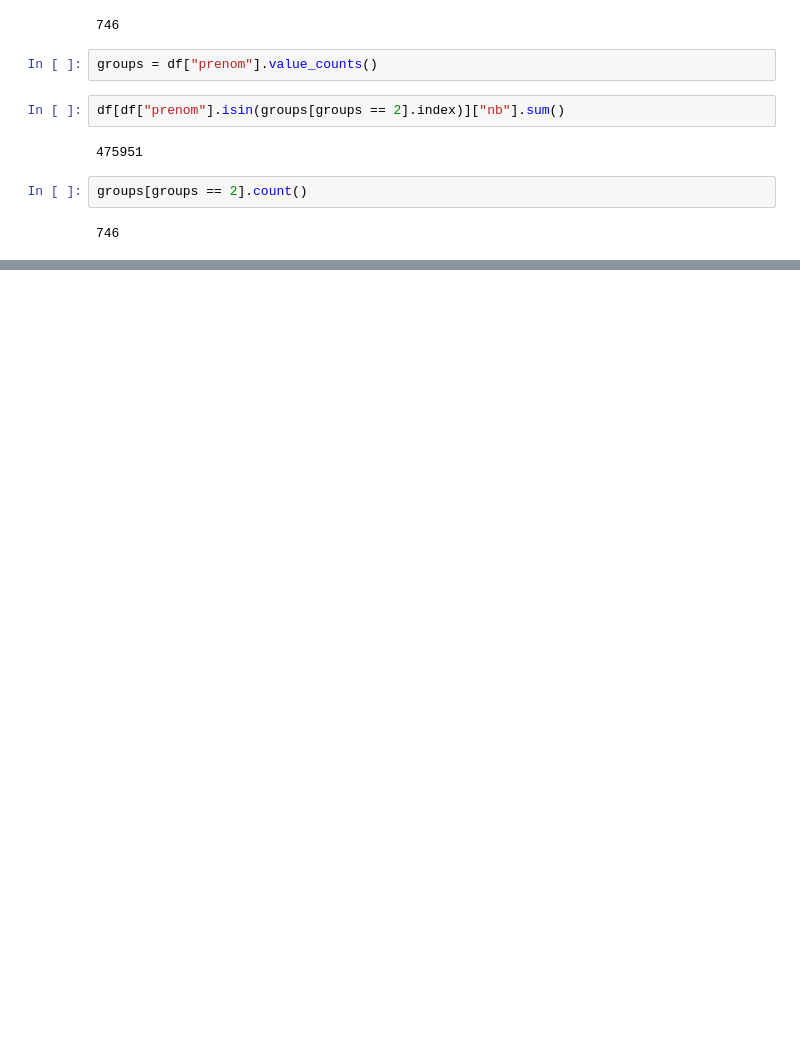
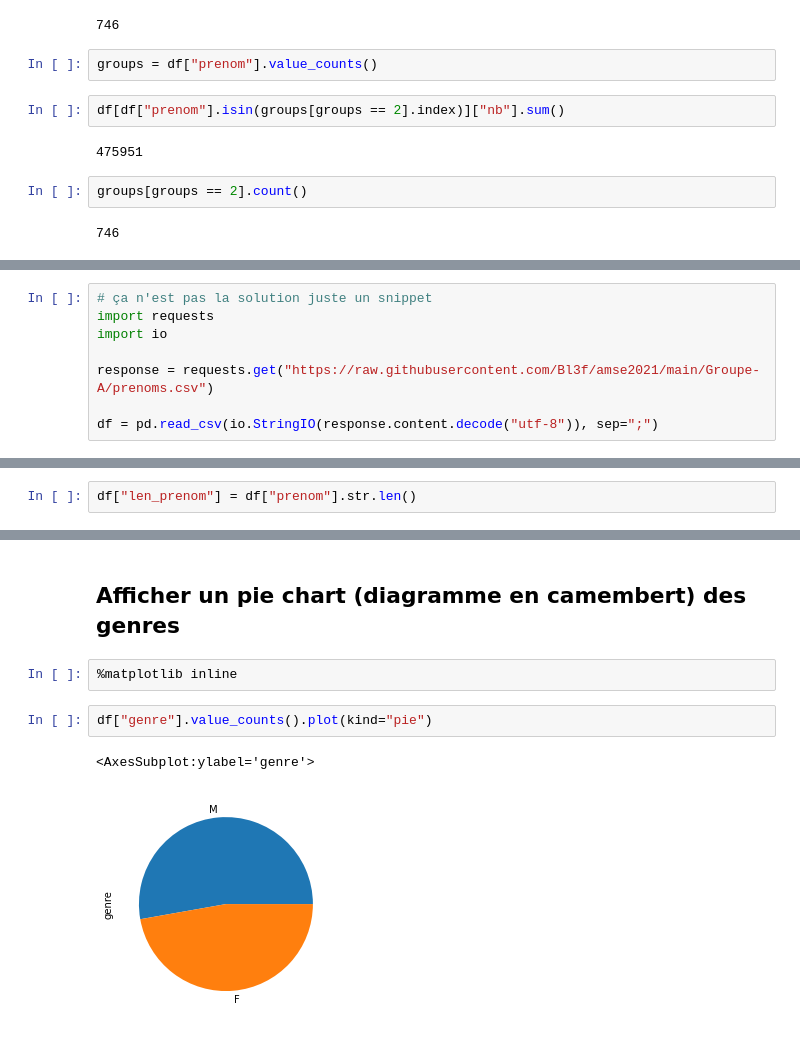
Before and after one commit to Bl3f/amse2021, a Jupyter notebook: Groupe-A/Day 3 - Pandas - 2021-03-19.ipynb, the cells around one changed output, grey strips where cells are left out. Saved outputs shown, nothing was run; the diff lists cells and outputs as text; blank space fills up the shorter version.

```diff
--- a/Groupe-A/Day 3 - Pandas - 2021-03-19.ipynb
+++ b/Groupe-A/Day 3 - Pandas - 2021-03-19.ipynb
@@ -667,0 +713,8 @@ groups[groups == 2].count()
+# %%
+# ça n'est pas la solution juste un snippet
+import requests
+import io
+
+response = requests.get("https://raw.githubusercontent.com/Bl3f/amse2021/main/Groupe-A/prenoms.csv")
+
+df = pd.read_csv(io.StringIO(response.content.decode("utf-8")), sep=";")
@@ -667,0 +723,2 @@ groups[groups == 2].count()
+# %%
+df["len_prenom"] = df["prenom"].str.len()
@@ -667,0 +744,9 @@ groups[groups == 2].count()
+# %% [markdown]
+## Afficher un pie chart (diagramme en camembert) des genres
+# %%
+%matplotlib inline
+# %%
+df["genre"].value_counts().plot(kind="pie")
+# %% [output]
+<AxesSubplot:ylabel='genre'>
+[figure, added]
```
Also changed, not shown: parts of 28 cells of this notebook, 2 other files.
